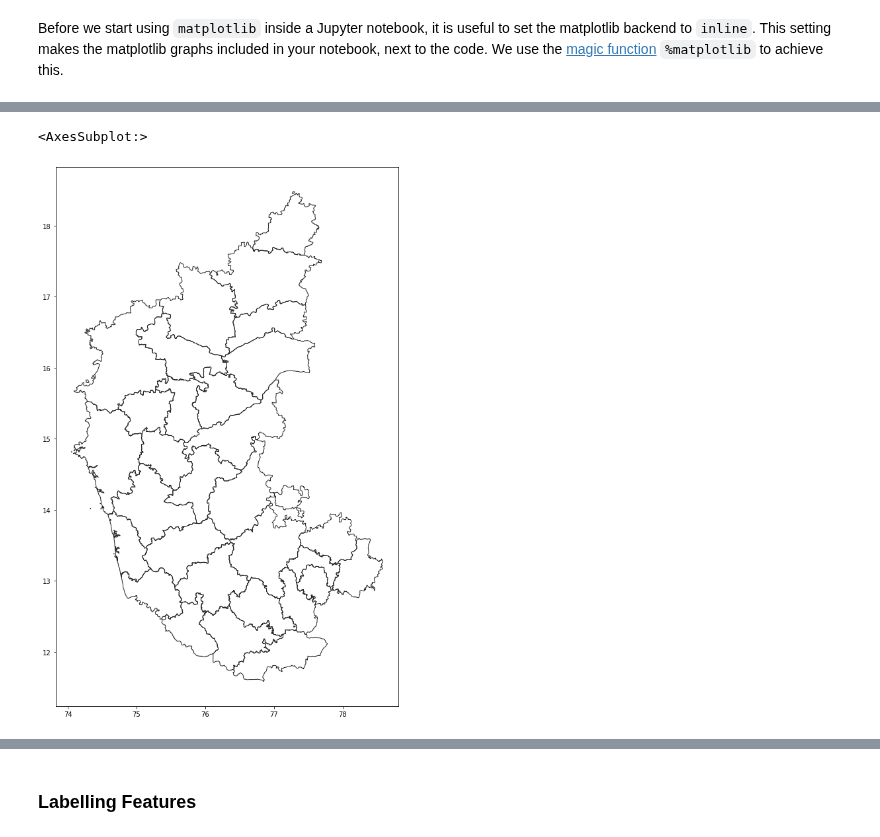
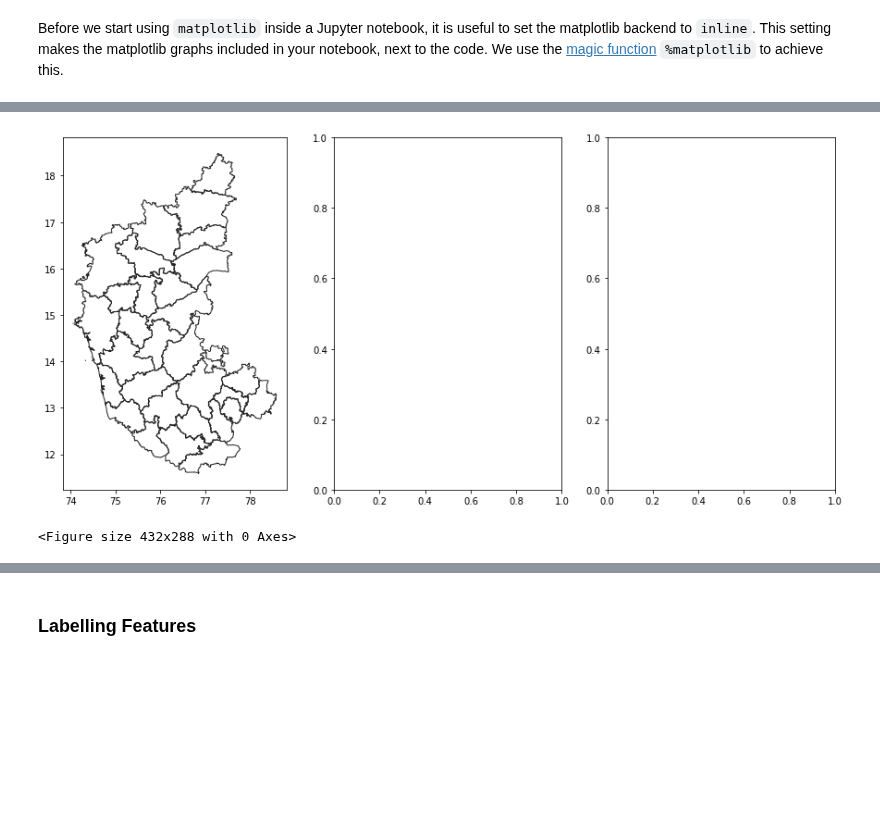
Before and after one commit to spatialthoughts/courses, a Jupyter notebook: code/python_foundation/supplement1_plotting.ipynb, the cells around one changed output, grey strips where cells are left out. Drawn from its saved outputs; the diff is of its cells as text; code cells hidden in the pictures; blank space fills up the shorter version.

```diff
--- a/code/python_foundation/supplement1_plotting.ipynb
+++ b/code/python_foundation/supplement1_plotting.ipynb
@@ -32 +41,3 @@ fig, ax = plt.subplots(figsize=(10, 15))
+# %%
+ax0, ax1, ax2 = axes
 # %% [markdown]
@@ -34,7 +45,6 @@ GeoDataFrame objects have a `plot()` method that uses `pyplot` and creates a plo
 # %%
-fig, ax = plt.subplots(figsize=(10, 15))
-
-districts.plot(ax=ax, linewidth=1, facecolor='none', edgecolor='#252525')
+districts.plot(ax=ax0, linewidth=1, facecolor='none', edgecolor='#252525')
+fig
 # %% [output]
+[figure, new version]
-<AxesSubplot:>
+<Figure size 432x288 with 0 Axes>
-[figure, old version]
```
Also changed, not shown: parts of 25 cells of this notebook, 17 other files.
